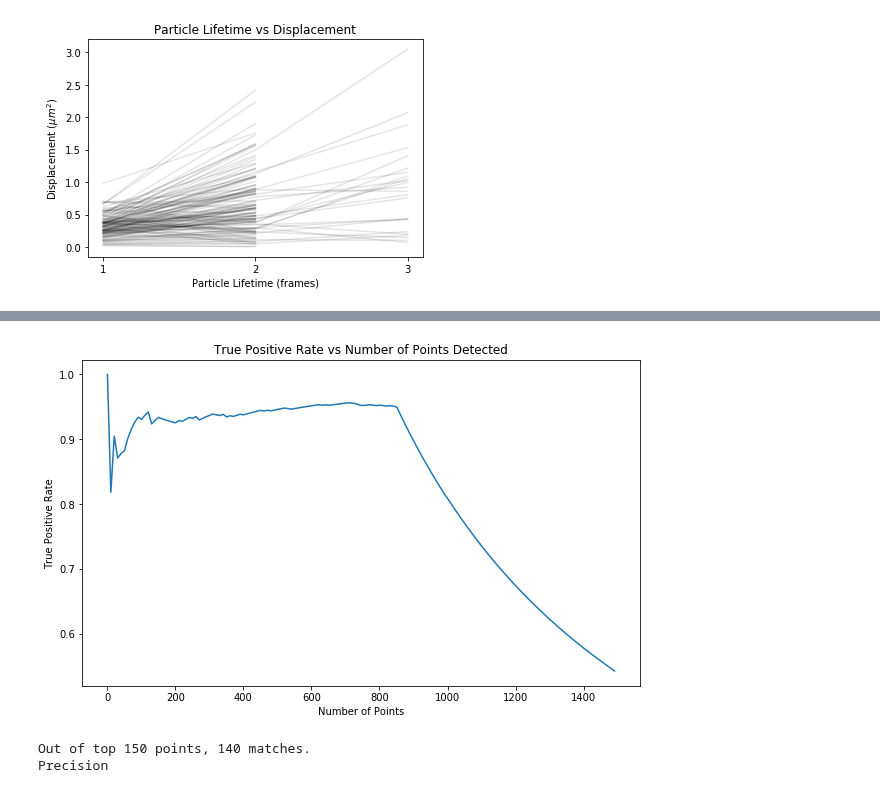
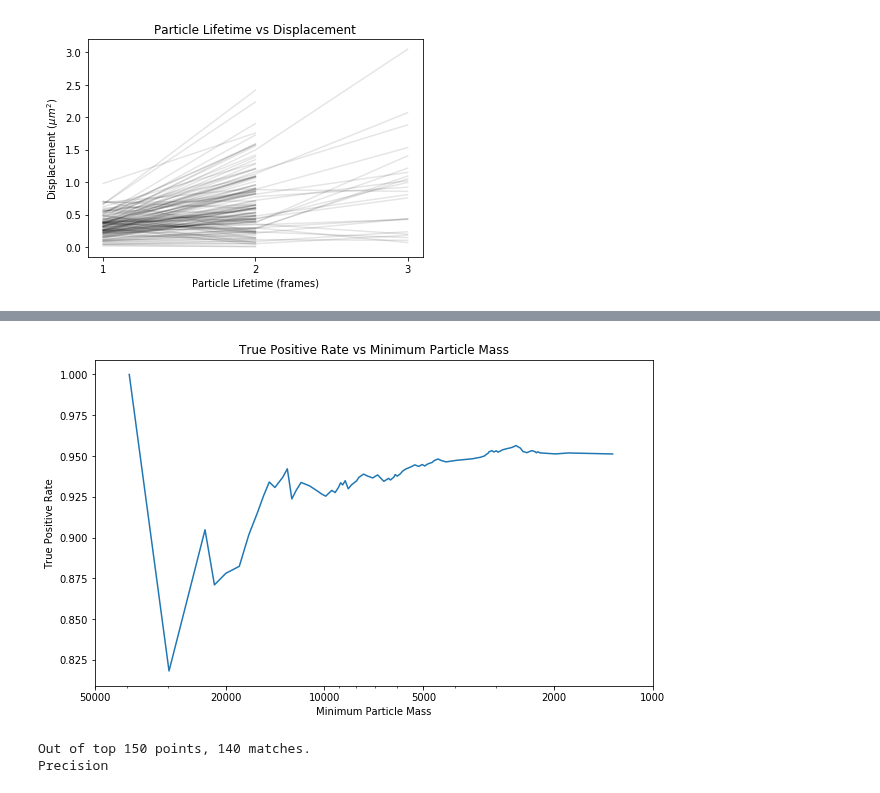
Before and after one commit to NeuroDataDesign/LIDS, a Jupyter notebook: tracking/notebooks/tracking.ipynb, the cells around one changed output, grey strips where cells are left out. Cells and saved outputs as stored; diff of their text form; code cells hidden in the pictures.

```diff
--- a/tracking/notebooks/tracking.ipynb
+++ b/tracking/notebooks/tracking.ipynb
@@ -360,4 +360,5 @@ ax.set_xticks(np.arange(1, 4, 1.0))
 [figure]
 # %%
 mass_f0 = t[t['frame']==0].sort_values(by=['mass'], ascending=False)
+mass_f3 = t[t['frame']==3].sort_values(by=['mass'], ascending=False).round().astype(int)
 # %%
@@ -382,0 +398,7 @@ plt.imshow(im)
+# %%
+mass_im = np.zeros(frames[3].shape)
+
+for y,x in zip(mass_f3['x'][:100], mass_f3['y'][:100]):
+    mass_im[x-4:x+5,y-4:y+5] = 1
+
+plt.imshow(mass_im)
@@ -382,0 +447,15 @@ plt.imshow(im)
+# %%
+mass_im_150 = np.zeros(frames[3].shape)
+
+for y,x in zip(mass_f3['x'][:150], mass_f3['y'][:150]):
+    mass_im_150[x-4:x+5,y-4:y+5] = 1
+
+plt.figure(figsize=(20,12))
+plt.title("PLoS Synapses vs Predicted Particles with Mass >= {:.0f}".format(mass_f3['mass'].iloc[150]))
+plt.imshow(overlay_images(mass_im_150, frames[3]>0))
+
+red_patch = mpl.patches.Patch(color='red', label='Predicted Particles with Mass >= {:.0f}'.format(mass_f3['mass'].iloc[100]))
+green_patch = mpl.patches.Patch(color='green', label='PLoS Synapses')
+yellow_patch = mpl.patches.Patch(color='yellow', label='Correct Predictions')
+plt.legend(handles=[red_patch, green_patch, yellow_patch], bbox_to_anchor=(1.05, 1), loc=2, borderaxespad=0.)
+plt.savefig('../figures/f3_plos_vs_tp_mass_150.PNG')
@@ -421,10 +492,12 @@ def overlap(image, dataframe, top=100, radius=10):
 
     return matches
 # %%
-# tpr = []
-for i in range(1000, 1500, 10):
+tpr = []
+size = []
+for i in range(1, 850, 10):
     matches = overlap(im, mass_f0, top=i, radius=mpl.rcParams['lines.markersize']**2)
-    print(len(matches)/i)
+#     print(str(len(matches)/i) + "\t" + str(mass_f0['mass'].iloc[i]))
     tpr.append(len(matches)/i)
+    size.append(mass_f0['mass'].iloc[i])
 print(tpr)
 # %% [output]
@@ -447,13 +504,17 @@ print(tpr)
 [1.0, 0.8181818181818182, 0.9047619047619048, 0.8709677419354839, 0.8780487804878049, 0.8823529411764706, 0.9016393442622951, 0.9154929577464789, 0.9259259259259259, 0.9340659340659341, 0.930693069306 ...
 # %%
 plt.figure(figsize=(10,6))
-plt.title('True Positive Rate vs Number of Points Detected')
+plt.title('True Positive Rate vs Minimum Particle Mass')
 plt.ylabel('True Positive Rate')
-plt.xlabel('Number of Points')
-plt.plot(np.arange(1, 1500, 10), tpr)
+plt.xlabel('Minimum Particle Mass')
+ax = plt.gca()
+ax.invert_xaxis()
+plt.semilogx(size, tpr)
+ax.set_xticks([1e3, 2e3, 5e3, 1e4, 2e4, 5e4])
+ax.get_xaxis().set_major_formatter(mpl.ticker.ScalarFormatter())
 plt.savefig('../figures/tpr_vs_points.PNG')
 # %% [output]
-[figure, old version]
+[figure, new version]
 # %%
 matches = overlap(im, mass_f0, top=150, radius=mpl.rcParams['lines.markersize']**2)
 # %% [output]
```
Also changed, not shown: parts of 17 cells of this notebook, 12 other files.
